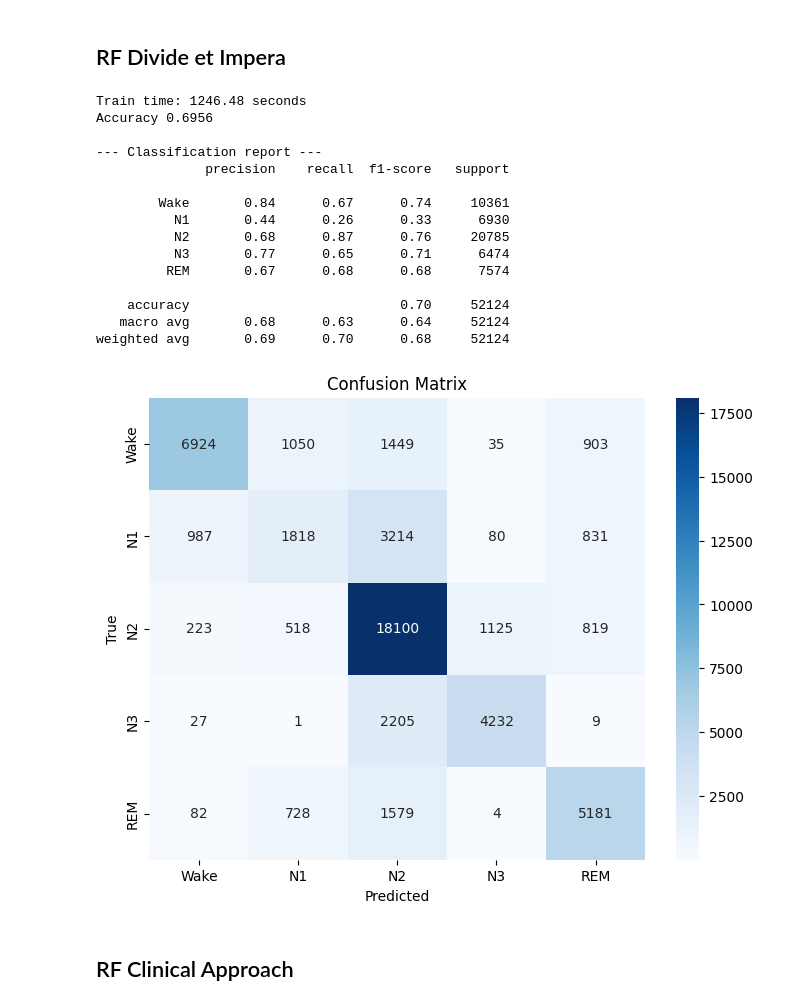
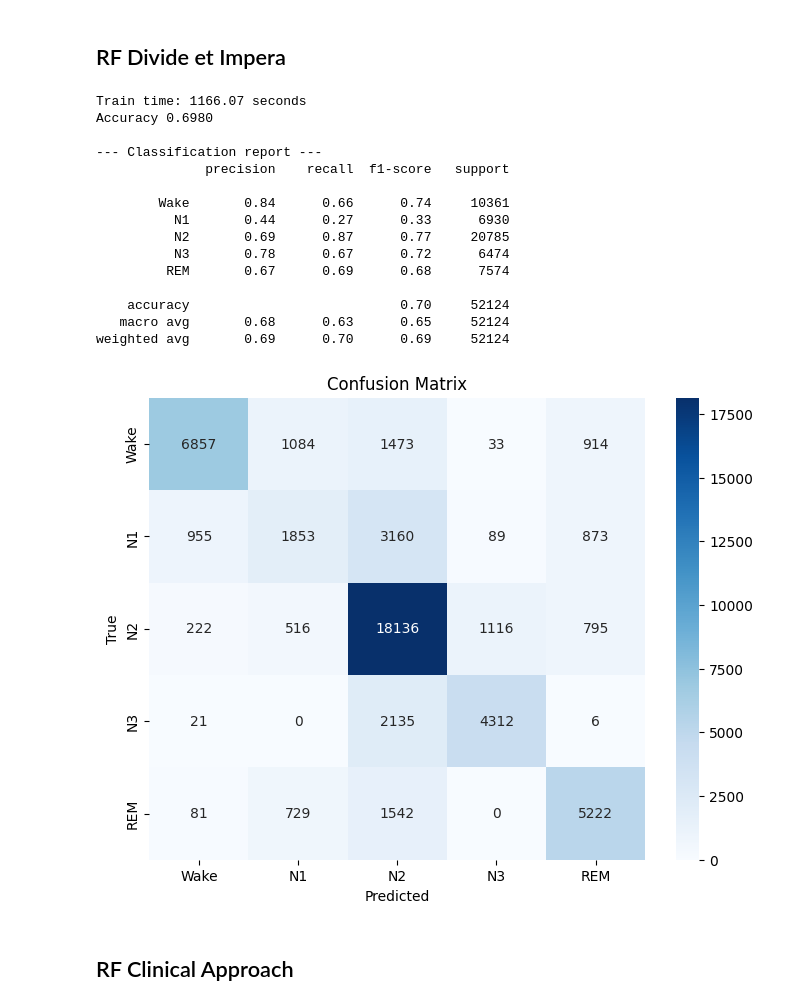
Before and after one commit to CarmenTheodoraCraciun/Sleep-Quality-Based-EEG-Signals, a Jupyter notebook: ml_models/2_Tree_based_models.ipynb, the cells around one changed output. Drawn from its saved outputs; the diff is of its cells as text; code cells hidden in the pictures.

```diff
--- a/ml_models/2_Tree_based_models.ipynb
+++ b/ml_models/2_Tree_based_models.ipynb
@@ -262,7 +402,5 @@ New shape : (228213, 146)
 # %%
-class_names = ['Wake', 'N1', 'N2', 'N3', 'REM']
-
-def evaluare_model(y_true, y_pred, class_names=None):
+def evaluete_model(y_true, y_pred, class_names=['Wake', 'N1', 'N2', 'N3', 'REM']):
     '''
     Evaluate the performance of a classification model.
 
@@ -639,43 +859,43 @@ weighted avg       0.69      0.71      0.69     52124
 # %%
 start_time = time.time()
 
 # Sleep vs wake
-y_train_bin = y_train_rf.apply(lambda x: 0 if x == 0 else 1)
+y_train_bin = y_train_norm_enhanced.apply(lambda x: 0 if x == 0 else 1)
 rf_binary = RandomForestClassifier(n_estimators=100, class_weight='balanced', random_state=42, n_jobs=-1)
-rf_binary.fit(X_train_rf, y_train_bin)
+rf_binary.fit(X_train_norm_enhanced, y_train_bin)
 
 # Only sleep stages
-mask_sleep = y_train_rf != 0
-X_train_sleep = X_train_rf[mask_sleep]
-y_train_sleep = y_train_rf[mask_sleep]
+mask_sleep = y_train_norm_enhanced != 0
+X_train_sleep = X_train_norm_enhanced[mask_sleep]
+y_train_sleep = y_train_norm_enhanced[mask_sleep]
 
 rf_sleep = RandomForestClassifier(n_estimators=100, class_weight='balanced', random_state=42, n_jobs=-1)
 rf_sleep.fit(X_train_sleep, y_train_sleep)
 
 # Combine
-preds_bin = rf_binary.predict(X_val_rf)
-preds_sleep = rf_sleep.predict(X_val_rf)
+preds_bin = rf_binary.predict(X_val_norm_enhanced)
+preds_sleep = rf_sleep.predict(X_val_norm_enhanced)
 y_pred_ierarhic = np.where(preds_bin == 0, 0, preds_sleep)
 
 print(f"Train time: {round((time.time() - start_time), 2)} seconds")
-evaluare_model(y_val_rf, y_pred_ierarhic, class_names=class_names)
+evaluete_model(y_val_norm_enhanced, y_pred_ierarhic)
 # %% [output]
-Train time: 1246.48 seconds
-Accuracy 0.6956
+Train time: 1166.07 seconds
+Accuracy 0.6980
 
 --- Classification report ---
               precision    recall  f1-score   support
 
-        Wake       0.84      0.67      0.74     10361
-          N1       0.44      0.26      0.33      6930
-          N2       0.68      0.87      0.76     20785
-          N3       0.77      0.65      0.71      6474
-         REM       0.67      0.68      0.68      7574
+        Wake       0.84      0.66      0.74     10361
+          N1       0.44      0.27      0.33      6930
+          N2       0.69      0.87      0.77     20785
+          N3       0.78      0.67      0.72      6474
+         REM       0.67      0.69      0.68      7574
 
     accuracy                           0.70     52124
-   macro avg       0.68      0.63      0.64     52124
-weighted avg       0.69      0.70      0.68     52124
+   macro avg       0.68      0.63      0.65     52124
+weighted avg       0.69      0.70      0.69     52124
-[figure, old version]
+[figure, new version]
 # %% [markdown]
 ## RF Clinical Approach
 # %%
```
Also changed, not shown: parts of 67 cells of this notebook, 1 other file.
